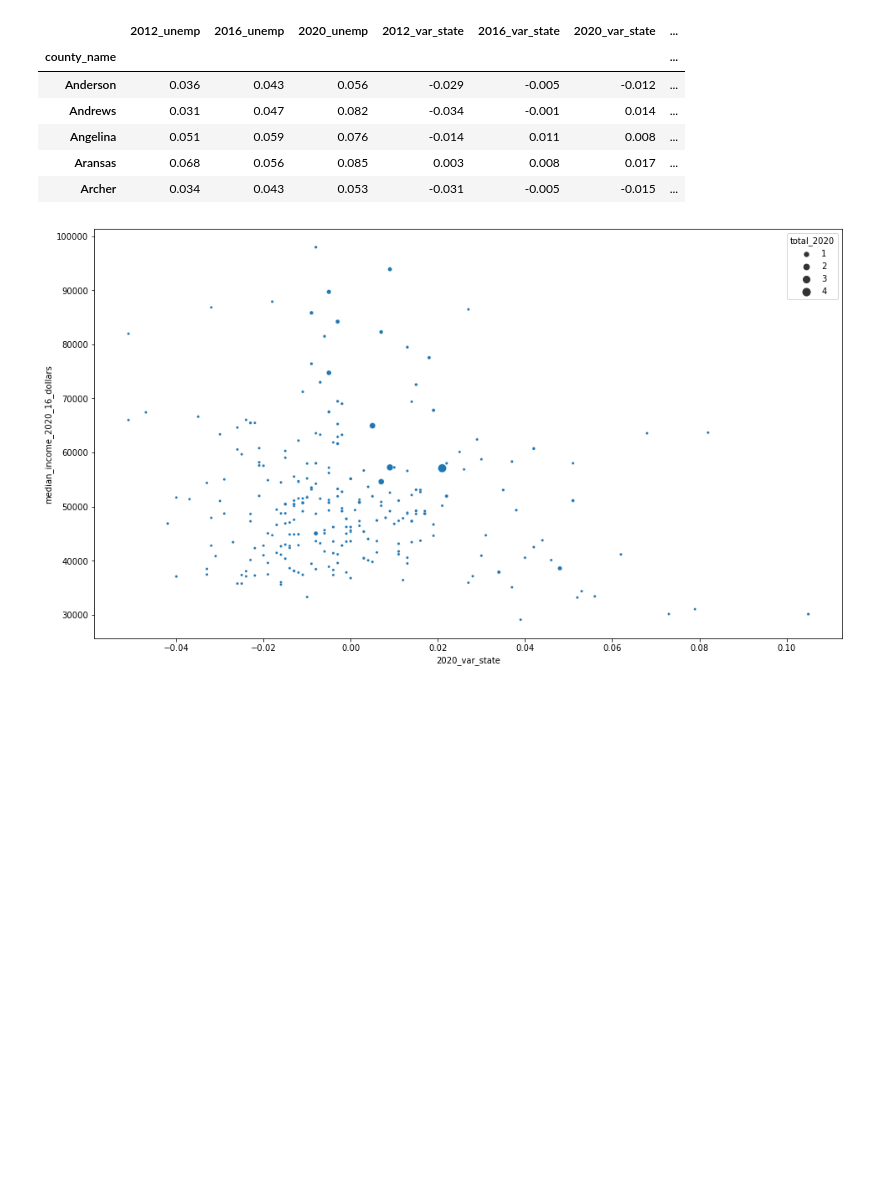
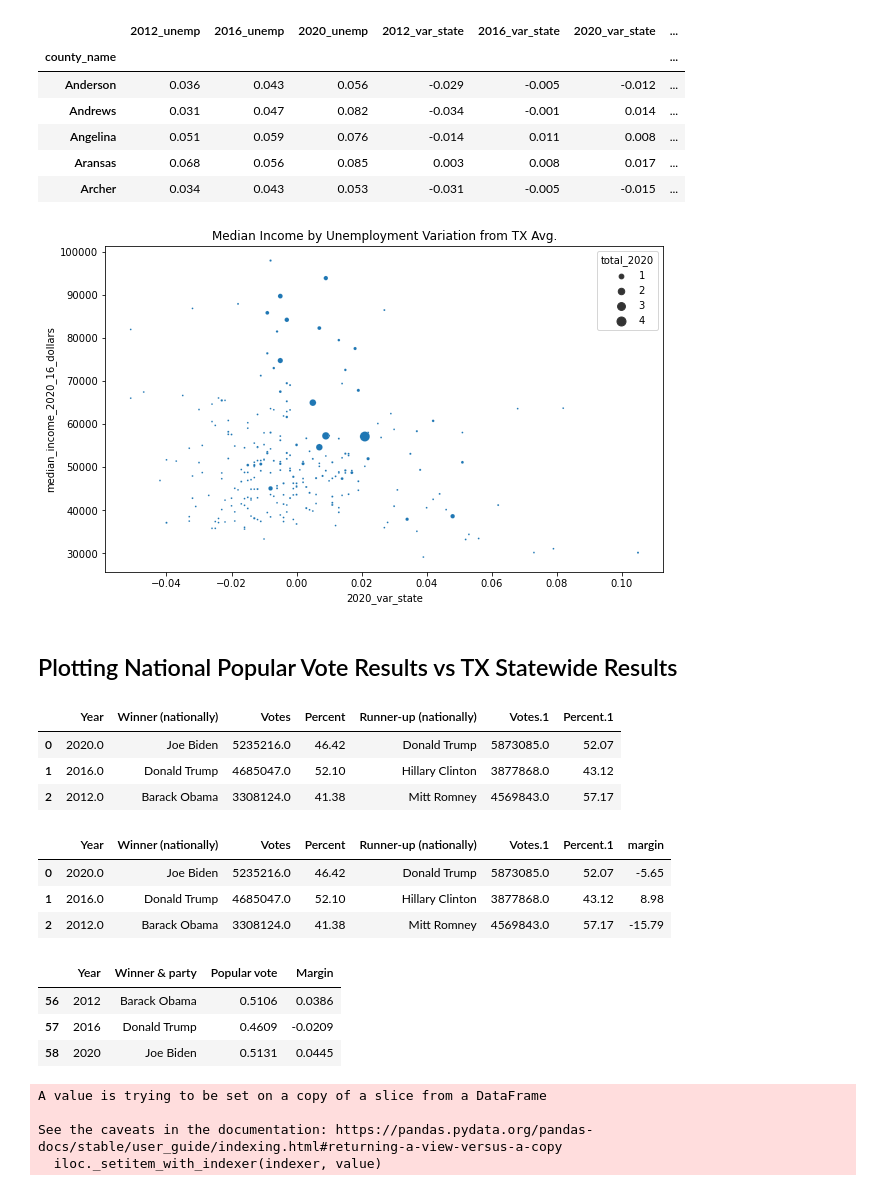
Before and after one commit to yae-sushi/Texas-General-Election-Preds, a Jupyter notebook: Jack-EDA.ipynb, the cells around one changed output. Saved outputs shown, nothing was run; the diff lists cells and outputs as text; code cells hidden in the pictures; blank space fills up the shorter version.

```diff
--- a/Jack-EDA.ipynb
+++ b/Jack-EDA.ipynb
@@ -44,7 +45,9 @@ jack.head()
 # %%
 from matplotlib import pyplot
 
-w = pyplot.subplots(figsize=(16,9));
-sns.scatterplot(x='2020_var_state', y='median_income_2020_16_dollars', data=df, size = df['total_2020'], sizes = (10,100));
+fig = pyplot.subplots(figsize=(10,6))
+
+w = sns.scatterplot(x='2020_var_state', y='median_income_2020_16_dollars', data=df, size = (100*df['total_2020']), sizes = (3,100));
+w.set_title('Median Income by Unemployment Variation from TX Avg.');
 # %% [output]
-[figure, old version]
+[figure, new version]
@@ -54,0 +54,2 @@ df.isna().sum().sort_values(ascending = False)
+# %% [markdown]
+## Plotting National Popular Vote Results vs TX Statewide Results
@@ -54,0 +61,15 @@ df.isna().sum().sort_values(ascending = False)
+# %%
+tx
+# %% [output]
+|  | Year | Winner (nationally) | Votes | Percent | Runner-up (nationally) | Votes.1 | Percent.1 |
+| 0 | 2020.0 | Joe Biden | 5235216.0 | 46.42 | Donald Trump | 5873085.0 | 52.07 |
+| 1 | 2016.0 | Donald Trump | 4685047.0 | 52.10 | Hillary Clinton | 3877868.0 | 43.12 |
+| 2 | 2012.0 | Barack Obama | 3308124.0 | 41.38 | Mitt Romney | 4569843.0 | 57.17 |
+# %%
+tx['margin'] = tx['Percent'] - tx['Percent.1']
+tx
+# %% [output]
+|  | Year | Winner (nationally) | Votes | Percent | Runner-up (nationally) | Votes.1 | Percent.1 | margin |
+| 0 | 2020.0 | Joe Biden | 5235216.0 | 46.42 | Donald Trump | 5873085.0 | 52.07 | -5.65 |
+| 1 | 2016.0 | Donald Trump | 4685047.0 | 52.10 | Hillary Clinton | 3877868.0 | 43.12 | 8.98 |
+| 2 | 2012.0 | Barack Obama | 3308124.0 | 41.38 | Mitt Romney | 4569843.0 | 57.17 | -15.79 |
@@ -54,0 +80,7 @@ df.isna().sum().sort_values(ascending = False)
+# %%
+natl.head()
+# %% [output]
+|  | Year | Winner & party | Popular vote | Margin |
+| 56 | 2012 | Barack Obama | 0.5106 | 0.0386 |
+| 57 | 2016 | Donald Trump | 0.4609 | -0.0209 |
+| 58 | 2020 | Joe Biden | 0.5131 | 0.0445 |
@@ -54,0 +93,8 @@ df.isna().sum().sort_values(ascending = False)
+# %%
+for i in range(3):
+    natl['TX Pop Vote Margin'].iloc[i] = tx['margin'][2-i];
+# %% [output]
+A value is trying to be set on a copy of a slice from a DataFrame
+
+See the caveats in the documentation: https://pandas.pydata.org/pandas-docs/stable/user_guide/indexing.html#returning-a-view-versus-a-copy
+  iloc._setitem_with_indexer(indexer, value)
```
Also changed, not shown: parts of 19 cells of this notebook, 3 other files.
